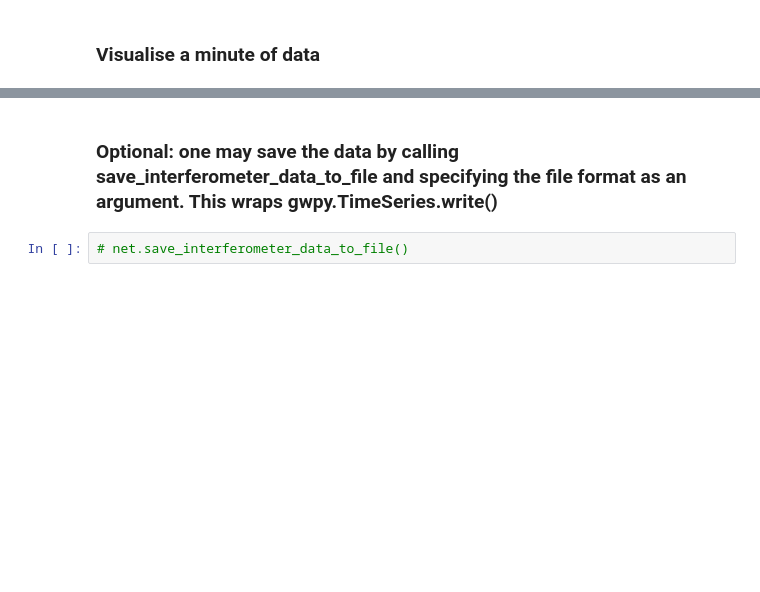
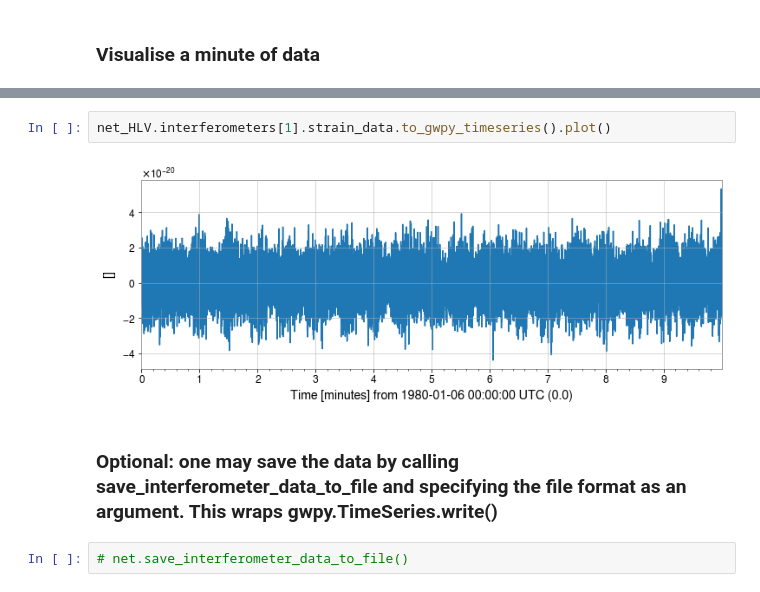
Before and after one commit to a-renzini/pygwb, a Jupyter notebook: tutorials/generate_stochastic_background_in_network.ipynb, the cells around one changed output, grey strips where cells are left out. Drawn from its saved outputs; the diff is of its cells as text; blank space fills up the shorter version.

```diff
--- a/tutorials/generate_stochastic_background_in_network.ipynb
+++ b/tutorials/generate_stochastic_background_in_network.ipynb
@@ -101,3 +107,7 @@ data_H_1min.plot()
+# %%
+net_HLV.interferometers[1].strain_data.to_gwpy_timeseries().plot()
+# %% [output]
+[figure, added]
 # %% [markdown]
 ### Optional: one may save the data by calling save_interferometer_data_to_file and specifying the file format as an argument. This wraps gwpy.TimeSeries.write()
 # %%
```
Also changed, not shown: parts of 5 cells of this notebook, 1 other file.
